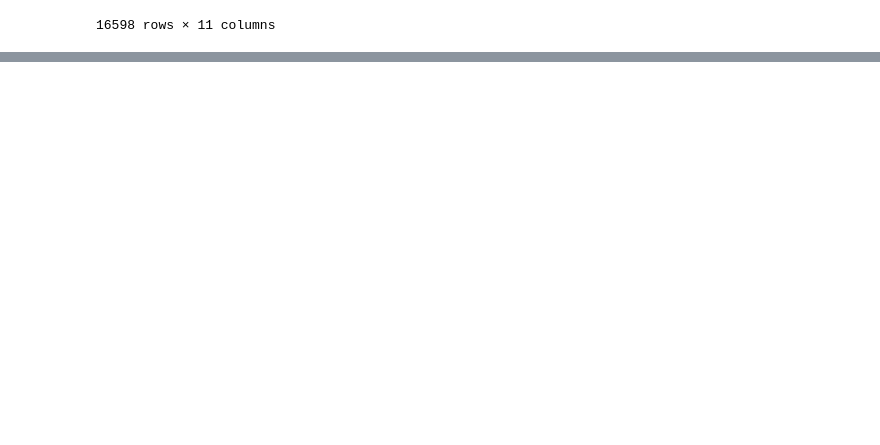
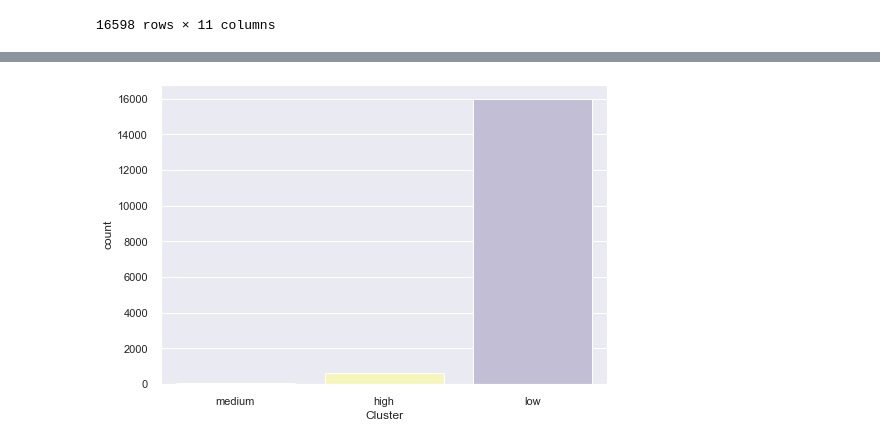
Before and after one commit to SimoneeBr/dm-project, a Jupyter notebook: Progetto_Game_Sales.ipynb, the cells around one changed output, grey strips where cells are left out. Drawn from its saved outputs; the diff is of its cells as text; code cells hidden in the pictures; blank space fills up the shorter version.

```diff
--- a/Progetto_Game_Sales.ipynb
+++ b/Progetto_Game_Sales.ipynb
@@ -553,0 +558,7 @@ Il primo algoritmo utilizzato per il clustering è il *DBSCAN*. Si è pensato in
+# %%
+from sklearn.cluster import KMeans
+
+
+k = 3
+kmeans = KMeans(n_clusters=k, random_state=42)
+y_pred = kmeans.fit_predict(NA_SALES)
@@ -553,0 +583,5 @@ Il primo algoritmo utilizzato per il clustering è il *DBSCAN*. Si è pensato in
+# %%
+NA_SALES_CLUSTER['Cluster'] = kmeans.labels_
+
+#Aggiungiamo una colonna al nostro df per ogni paese in modo da risalire ai suoi cluster
+df['Cluster-NA'] = kmeans.labels_
@@ -553,0 +635,12 @@ Il primo algoritmo utilizzato per il clustering è il *DBSCAN*. Si è pensato in
+# %%
+def category(cluster):
+    if cluster == 0:
+        return 'low'
+    if cluster == 1:
+        return 'medium'
+    if cluster == 2:
+        return 'high'
+
+NA_SALES_CLUSTER['Cluster']  = NA_SALES_CLUSTER['Cluster'].apply(category)
+
+NA_SALES_CLUSTER.head()
@@ -553,0 +654,5 @@ Il primo algoritmo utilizzato per il clustering è il *DBSCAN*. Si è pensato in
+# %%
+sns.countplot(NA_SALES_CLUSTER['Cluster'], palette='Set3')
+plt.show()
+# %% [output]
+[figure, added]
```
Also changed, not shown: parts of 91 cells of this notebook.
